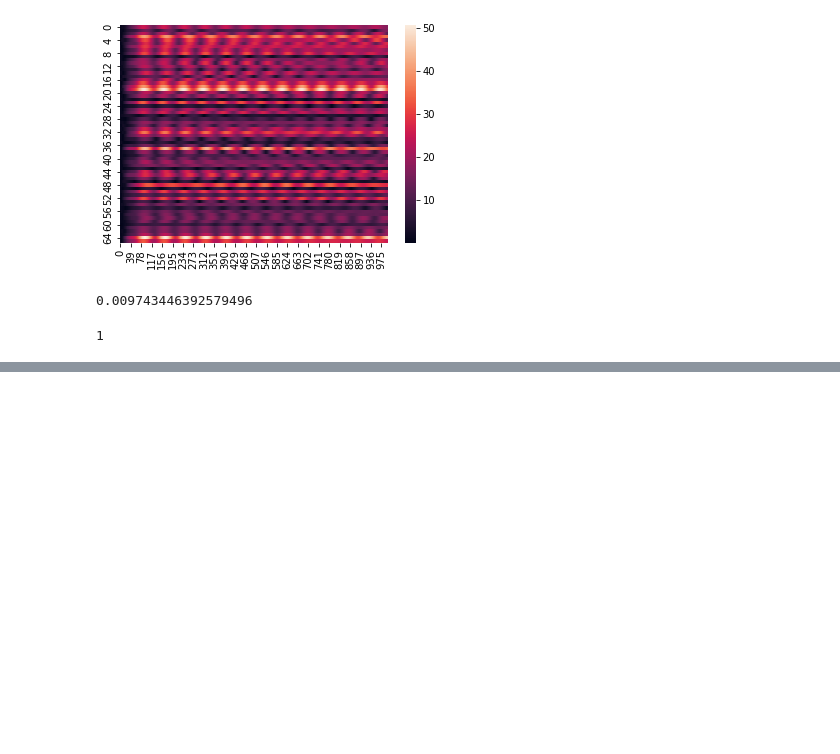
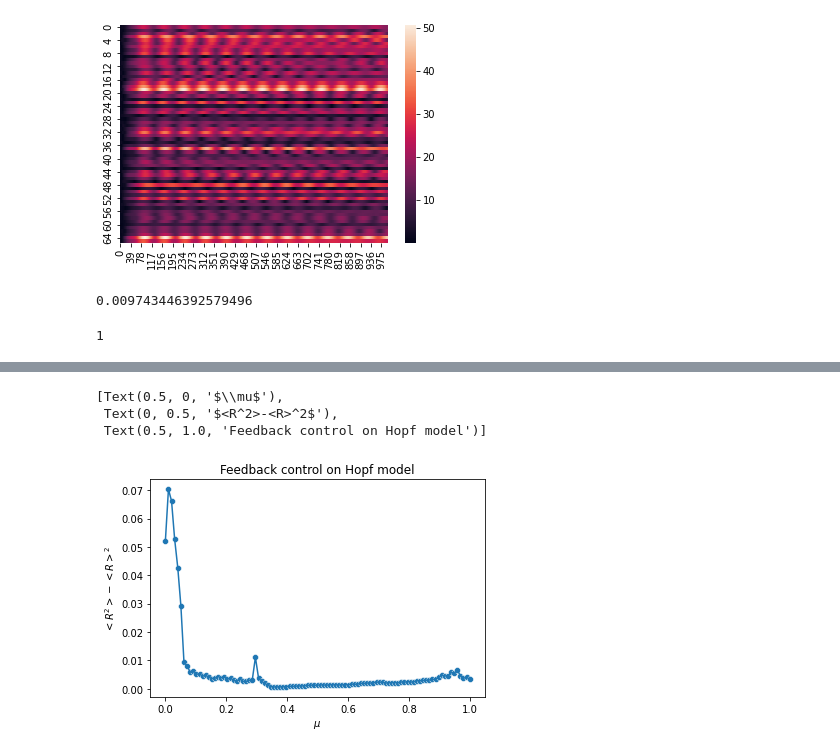
Before and after one commit to rnartallo/turbulencecontrol, a Jupyter notebook: TurbulenceControl.ipynb, the cells around one changed output, grey strips where cells are left out. Drawn from its saved outputs; the diff is of its cells as text; code cells hidden in the pictures; blank space fills up the shorter version.

Commit message:
Turbulence plot

```diff
--- a/TurbulenceControl.ipynb
+++ b/TurbulenceControl.ipynb
@@ -361,0 +353,14 @@ s
+# %%
+paramsweepcomplex = np.array(pd.read_csv('ComplexHopfCotrolSweep.txt',header=None)[0])
+# %%
+control = np.linspace(0,1,99)
+# %%
+ax = sbn.scatterplot(x=control,y=paramsweepcomplex)
+ax =sbn.lineplot(x=control,y=paramsweepcomplex)
+ax.set(xlabel='$\mu$',ylabel='$<R^2>-<R>^2$',title='Feedback control on Hopf model')
+scipy.op
+# %% [output]
+[Text(0.5, 0, '$\\mu$'),
+ Text(0, 0.5, '$<R^2>-<R>^2$'),
+ Text(0.5, 1.0, 'Feedback control on Hopf model')]
+[figure, added]
```
Also changed, not shown: parts of 6 cells of this notebook, 1 other file.
